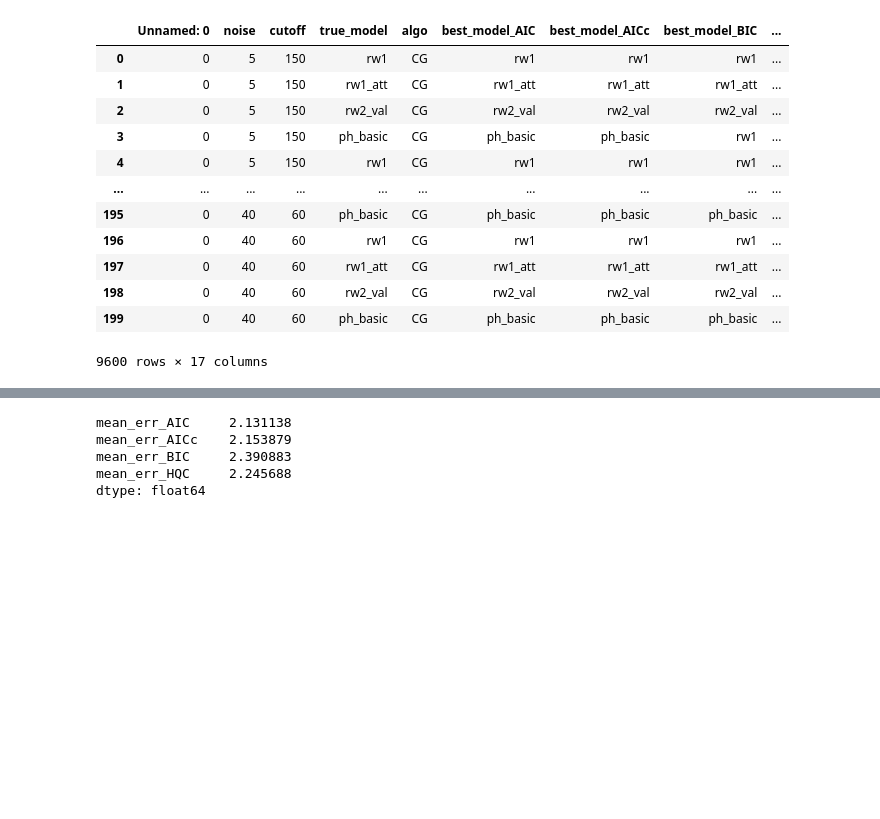
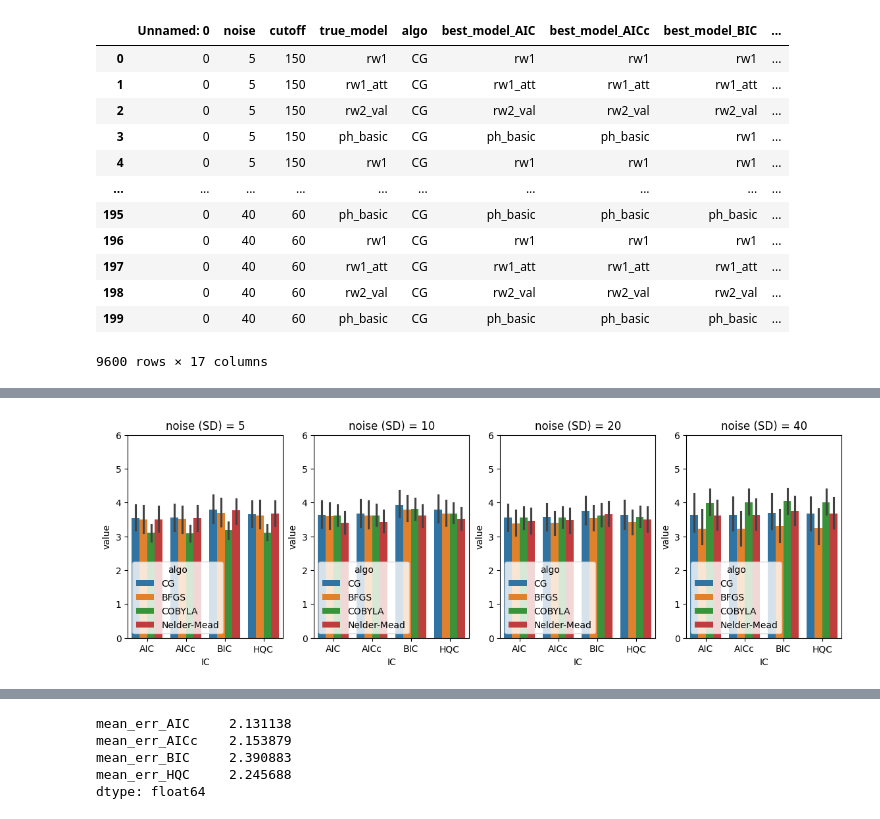
Before and after one commit to ozika/model-comparison-sims, a Jupyter notebook: analyze_fits.ipynb, the cells around one changed output, grey strips where cells are left out. Drawn from its saved outputs; the diff is of its cells as text; code cells hidden in the pictures; blank space fills up the shorter version.

```diff
--- a/analyze_fits.ipynb
+++ b/analyze_fits.ipynb
@@ -193,0 +182,10 @@ for aidx, a in enumerate(data["noise"].unique()):
+# %%
+f, ax = plt.subplots(1,4,figsize=(14,4))
+for aidx, a in enumerate(data["noise"].unique()):
+    sns.barplot(data =df.loc[df["noise"].isin([a]),:], x="IC", y="value", hue="algo", hue_order=df["algo"].unique(), ax=ax[aidx])
+    ax[aidx].set_title("noise (SD) = "+str(a))
+    ax[aidx].set_ylim([0,6])
+    #data.loc[data["algo"].isin([a])].filter(regex='^correct_').mean().plot.bar(ylim=[0,1], title=a)
+    #print(data.loc[data["algo"].isin([a])].filter(regex='^correct_').mean())
+# %% [output]
+[figure, added]
```
Also changed, not shown: parts of 6 cells of this notebook, 1 other file.
